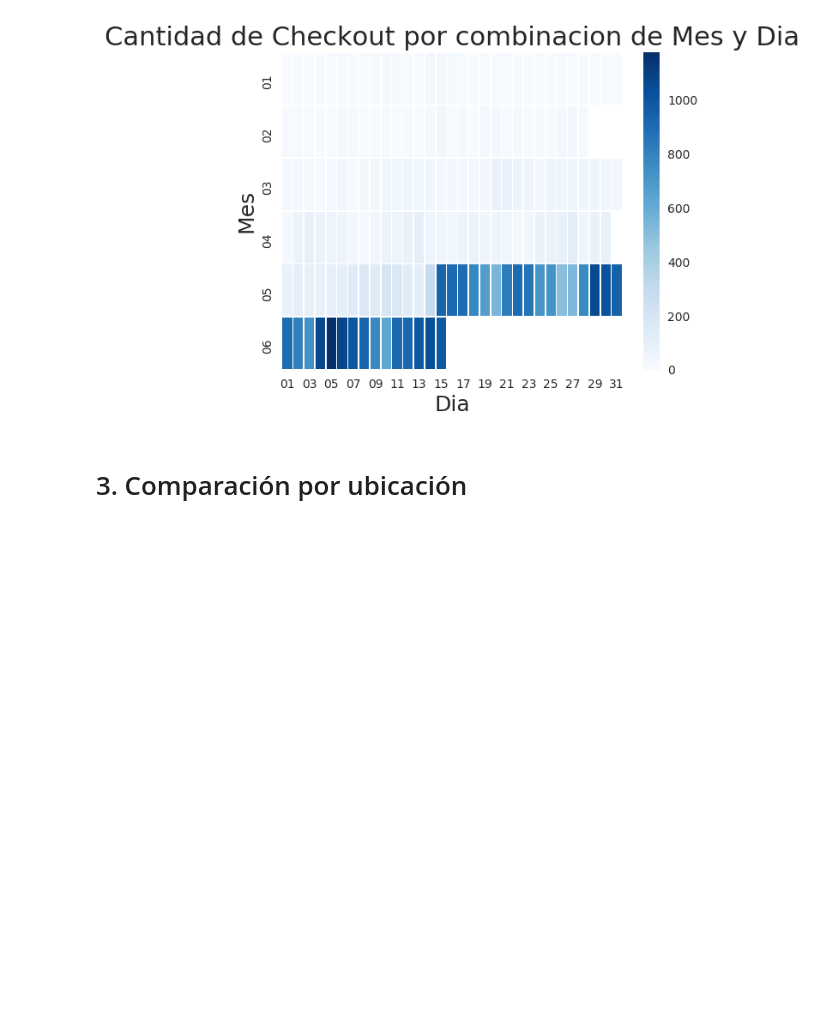
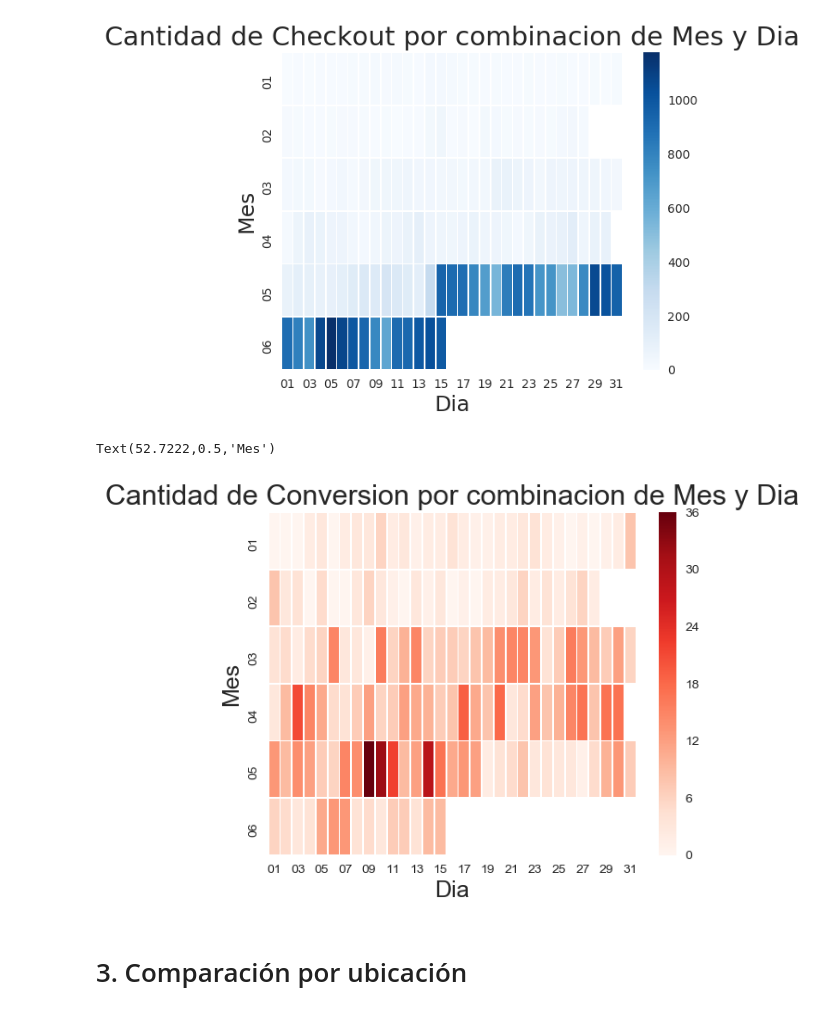
Before and after one commit to EugeniaFranchi/TP-Datos, a Jupyter notebook: TpDatos.ipynb, the cells around one changed output. Saved outputs shown, nothing was run; the diff lists cells and outputs as text; code cells hidden in the pictures; blank space fills up the shorter version.

```diff
--- a/TpDatos.ipynb
+++ b/TpDatos.ipynb
@@ -179,6 +179,17 @@ g.set_ylabel("Mes", fontsize=18)
 # %% [output]
 Text(50.7222,0.5,'Mes')
 [figure]
+# %%
+dataframe['conversion'] = dataframe['event']=='conversion'
+for_heatmap = dataframe.pivot_table(index='mes', columns='dia', values='conversion', aggfunc='sum')
+# %%
+g = sns.heatmap(for_heatmap, linewidths=.5, cmap="Reds") # annot=True
+g.set_title("Cantidad de Conversion por combinacion de Mes y Dia", fontsize=22)
+g.set_xlabel("Dia",fontsize=18)
+g.set_ylabel("Mes", fontsize=18)
+# %% [output]
+Text(52.7222,0.5,'Mes')
+[figure, added]
 # %% [markdown]
 # 3. Comparación por ubicación
 # %%
```
Also changed, not shown: parts of 1 cell of this notebook.
